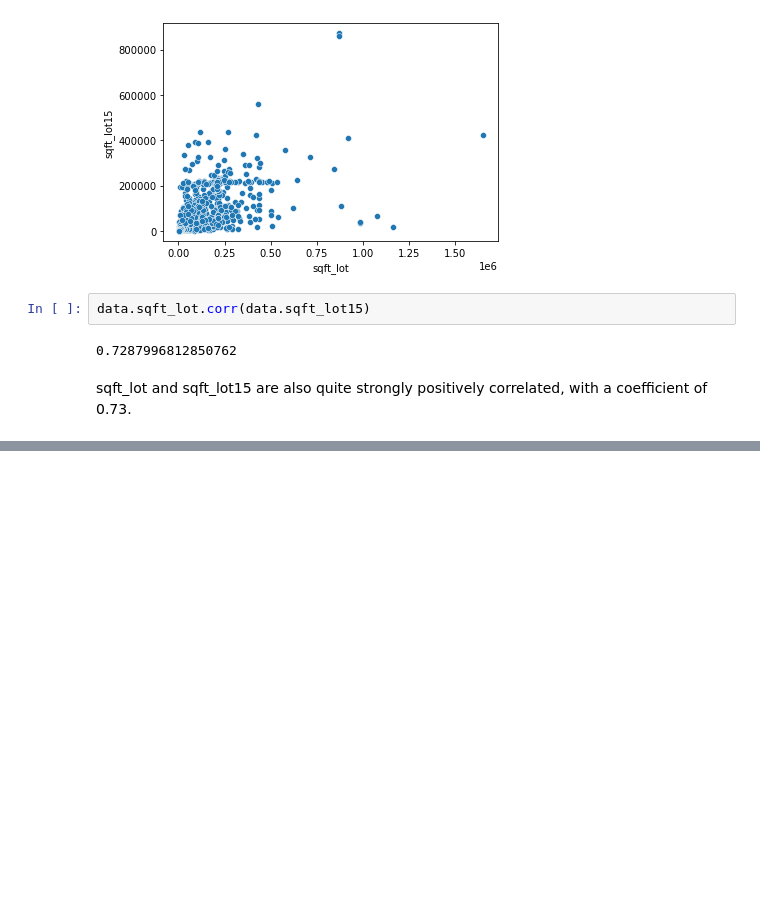
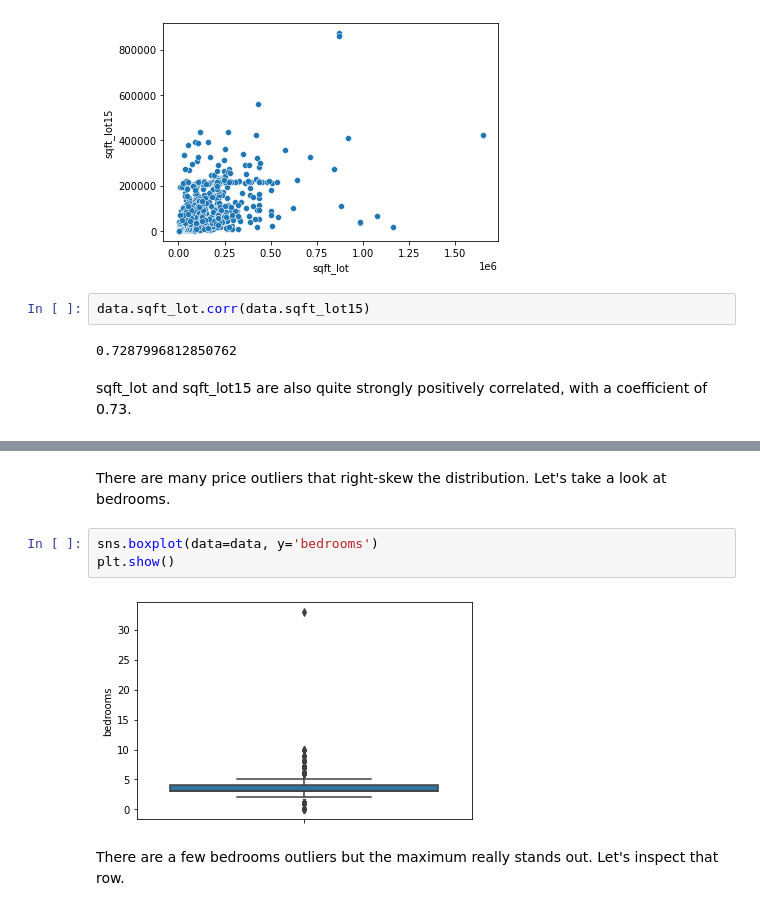
Before and after one commit to andrewabeles/seattle_home_sales, a Jupyter notebook: eda.ipynb, the cells around one changed output, grey strips where cells are left out. Cells and saved outputs as stored; diff of their text form; blank space fills up the shorter version.

Commit message:
begin outlier analysis

```diff
--- a/eda.ipynb
+++ b/eda.ipynb
@@ -86,0 +138,9 @@ sqft_lot and sqft_lot15 are also quite strongly positively correlated, with a co
+# %% [markdown]
+There are many price outliers that right-skew the distribution. Let's take a look at bedrooms.
+# %%
+sns.boxplot(data=data, y='bedrooms')
+plt.show()
+# %% [output]
+[figure, added]
+# %% [markdown]
+There are a few bedrooms outliers but the maximum really stands out. Let's inspect that row.
```
Also changed, not shown: parts of 31 cells of this notebook.
